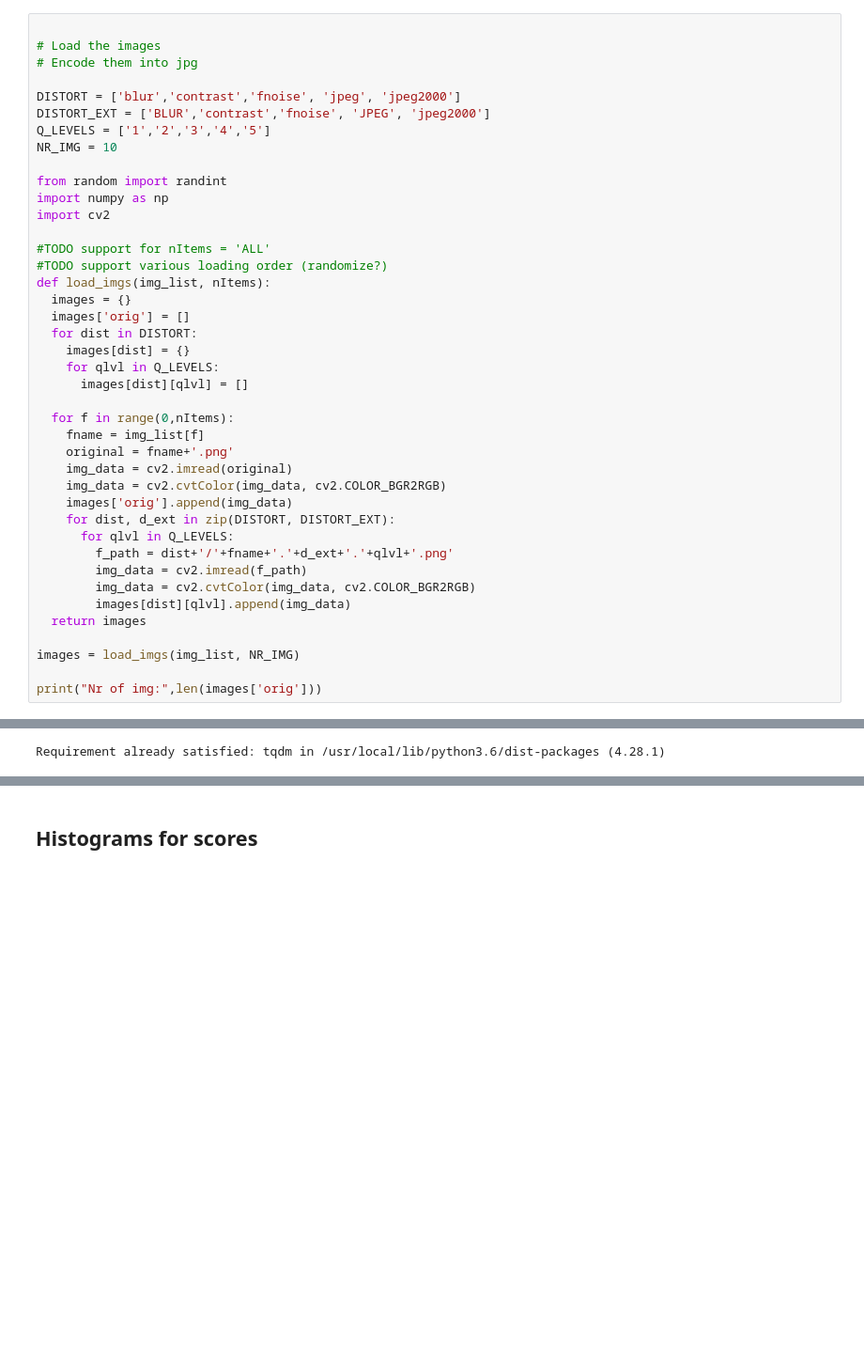
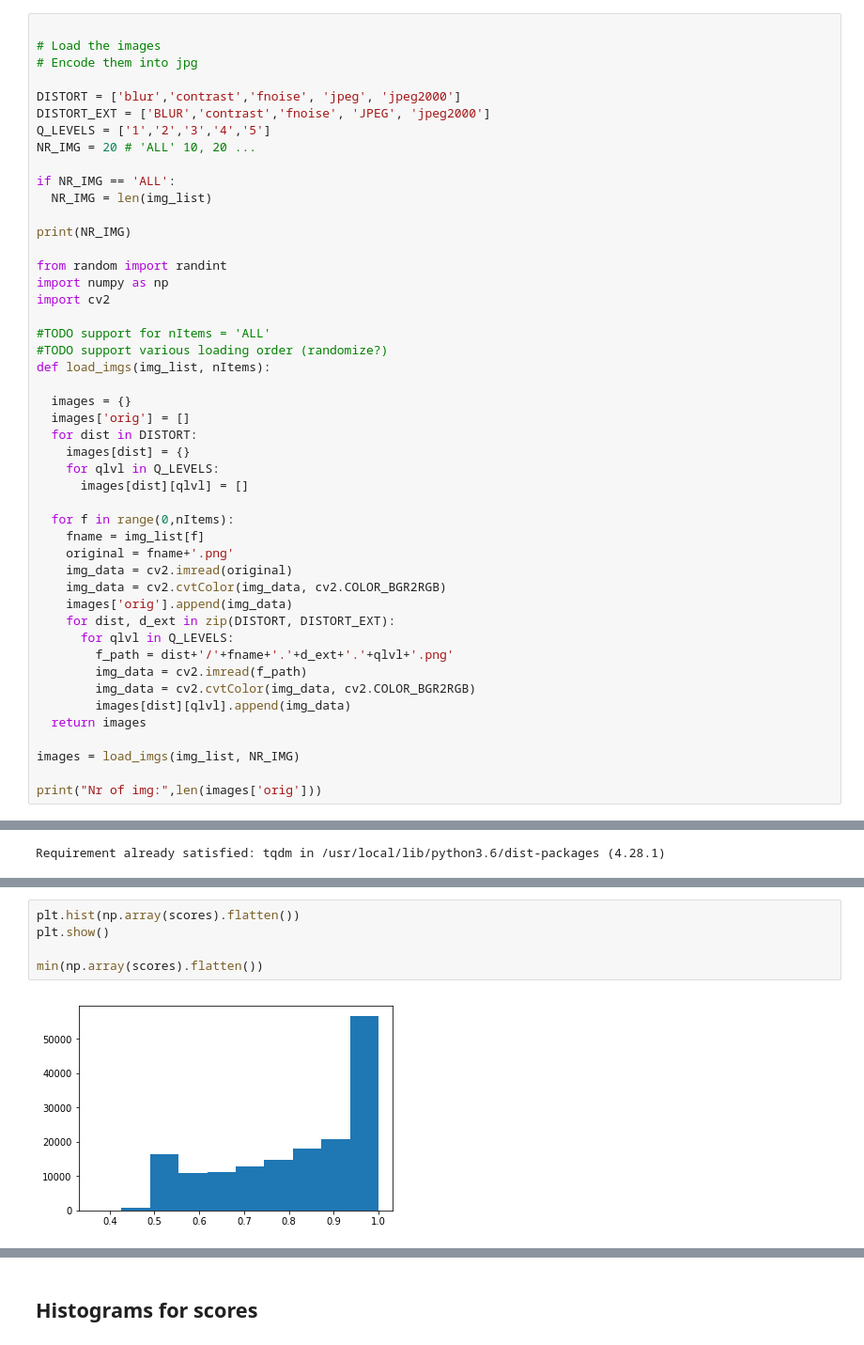
Before and after one commit to adifatol/BIQA, a Jupyter notebook: convNetwork.ipynb, the cells around one changed output, grey strips where cells are left out. Shown at 94% size. Cells and saved outputs as stored; diff of their text form; blank space fills up the shorter version.

```diff
--- a/convNetwork.ipynb
+++ b/convNetwork.ipynb
@@ -85,7 +85,12 @@ Images found:  ['cactus', 'child_swimming', 'elk', 'fisher', '1600', 'butter_flo
 DISTORT = ['blur','contrast','fnoise', 'jpeg', 'jpeg2000']
 DISTORT_EXT = ['BLUR','contrast','fnoise', 'JPEG', 'jpeg2000']
 Q_LEVELS = ['1','2','3','4','5']
-NR_IMG = 10
+NR_IMG = 20 # 'ALL' 10, 20 ...
+
+if NR_IMG == 'ALL':
+  NR_IMG = len(img_list)
+
+print(NR_IMG)
 
 from random import randint
 import numpy as np
@@ -94,6 +99,7 @@ import cv2
 #TODO support for nItems = 'ALL'
 #TODO support various loading order (randomize?)
 def load_imgs(img_list, nItems):
+
   images = {}
   images['orig'] = []
   for dist in DISTORT:
@@ -225,3 +230,10 @@ for i in tqdm(range(len(images['orig'][:test_len]))):
 #   diff = (diff * 255).astype("uint8")
 #   print("___")
 #   print("SSIM: {}".format(score))
+# %%
+plt.hist(np.array(scores).flatten())
+plt.show()
+
+min(np.array(scores).flatten())
+# %% [output]
+[figure, added]
```
Also changed, not shown: parts of 25 cells of this notebook.
